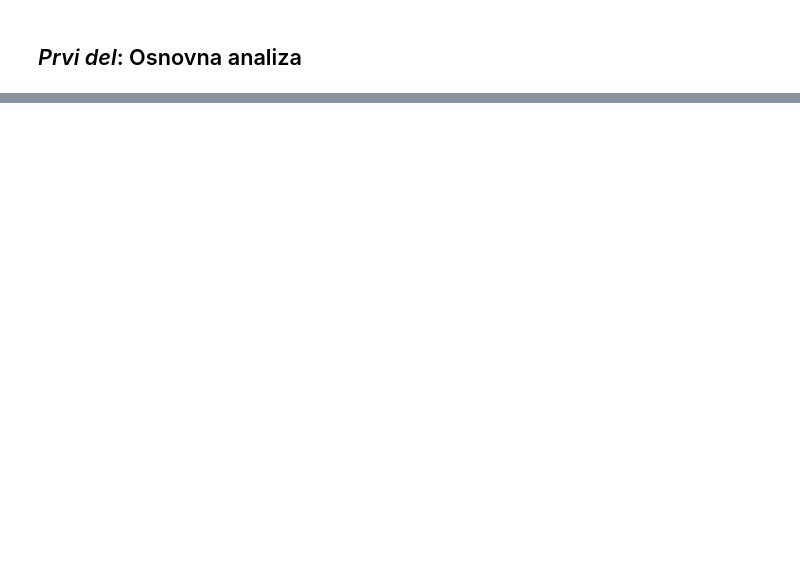
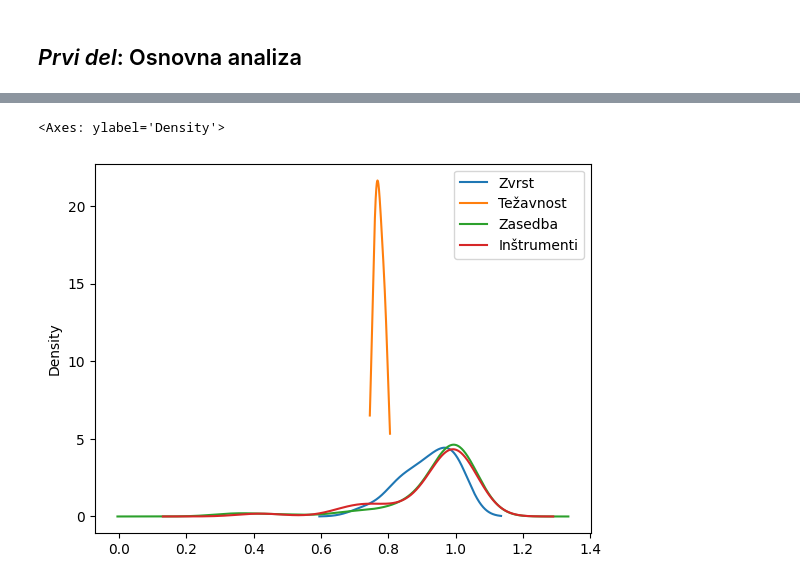
Before and after one commit to klara-stantic/Prog1-projektna, a Jupyter notebook: analiza_podatkov_musescore.ipynb, the cells around one changed output, grey strips where cells are left out. Saved outputs shown, nothing was run; the diff lists cells and outputs as text; code cells hidden in the pictures; blank space fills up the shorter version.

```diff
--- a/analiza_podatkov_musescore.ipynb
+++ b/analiza_podatkov_musescore.ipynb
@@ -57,0 +272,4 @@ Začnimo našo analizo z obravnavo splošne popularnosti vnosov. Najprej si pogl
+# %%
+difficulty_frequency = music.groupby("difficulty").size().sort_values(ascending=False)
+difficulty_frequency = difficulty_frequency.reset_index(name='frequency')
+difficulty_frequency
@@ -57,0 +390,14 @@ Začnimo našo analizo z obravnavo splošne popularnosti vnosov. Najprej si pogl
+# %%
+# Združimo tabelo relacije_users s tabelo music preko music_id.
+users_povezano = pd.merge(music, relacije_users, on="music_id")
+
+# Na dobljeni tabeli ponovimo postopek
+users_ensemble = users_povezano.groupby("ensemble")["user_id"].nunique()
+
+users_ensemble = users_ensemble.reset_index(name="no_of_users")
+
+users_ensemble = users_ensemble.merge(ensemble_frequency, on="ensemble")
+
+users_ensemble["diversity_ratio"] = (users_ensemble["no_of_users"] / users_ensemble["frequency"]).round(2)
+
+users_ensemble
@@ -57,0 +414,10 @@ Začnimo našo analizo z obravnavo splošne popularnosti vnosov. Najprej si pogl
+# %%
+users_diff = users_povezano.groupby("difficulty")["user_id"].nunique()
+
+users_diff = users_diff.reset_index(name="no_of_users")
+
+users_diff = users_diff.merge(difficulty_frequency, on="difficulty")
+
+users_diff["diversity_ratio"] = (users_diff["no_of_users"] / users_diff["frequency"]).round(2)
+
+users_diff
@@ -57,0 +431,7 @@ Začnimo našo analizo z obravnavo splošne popularnosti vnosov. Najprej si pogl
+# %%
+# Združitev zgornjih tabel
+combined_diversity = pd.concat([users_genres, users_diff, users_ensemble, users_instruments], keys=['Zvrst', 'Težavnost', 'Zasedba', 'Inštrumenti'])
+
+# Priprava podatkov za grafično ponazoritev
+view = combined_diversity['diversity_ratio'].unstack(level=0)
+view.plot(kind='box')
@@ -57,0 +441,5 @@ Začnimo našo analizo z obravnavo splošne popularnosti vnosov. Najprej si pogl
+# %%
+view.plot(kind='density')
+# %% [output]
+<Axes: ylabel='Density'>
+[figure, added]
```
Also changed, not shown: parts of 102 cells of this notebook.
